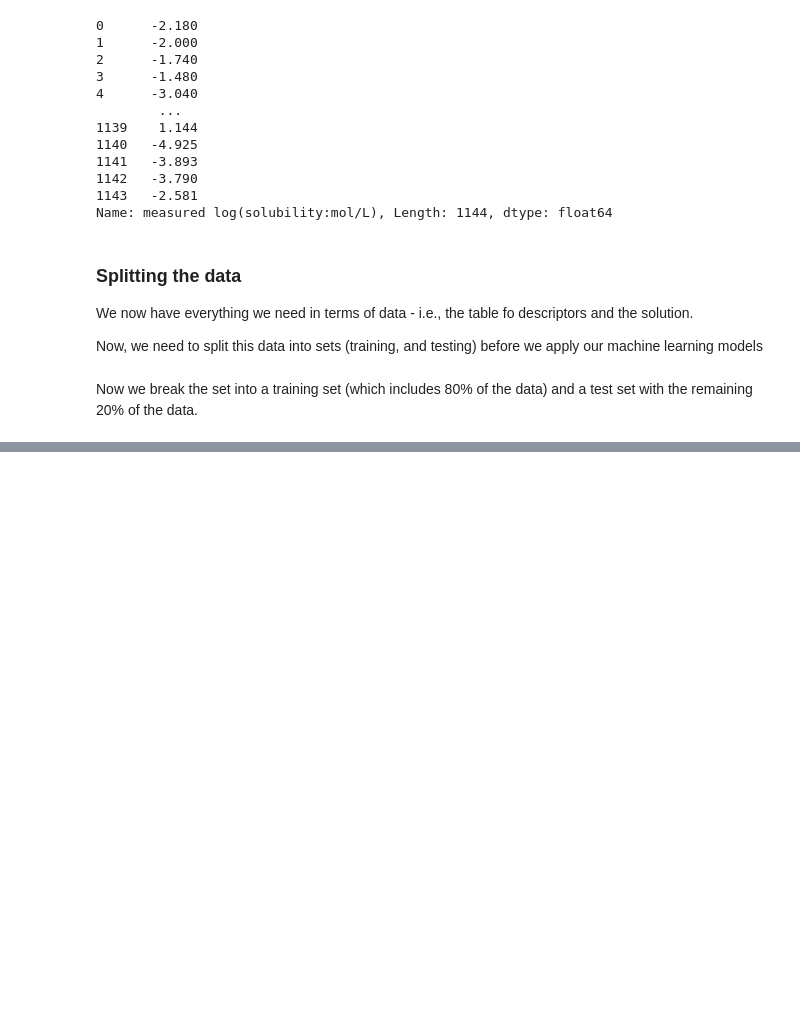
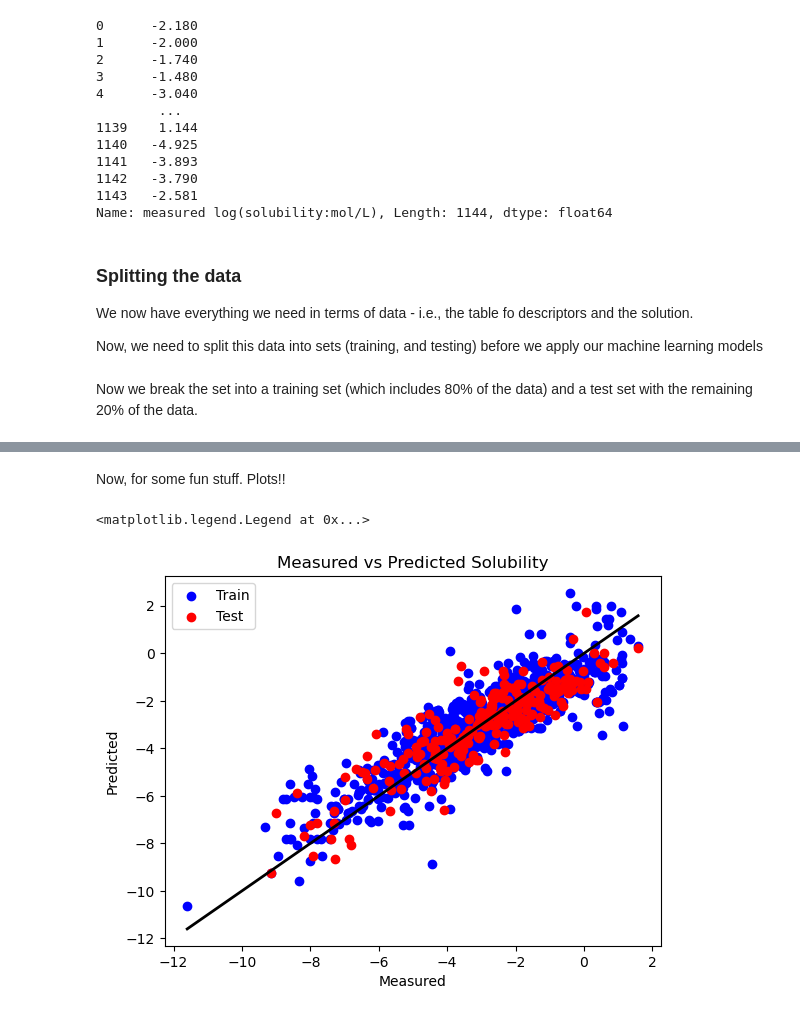
Before and after one commit to MeghnaManae/mol-sol, a Jupyter notebook: mol-sol.ipynb, the cells around one changed output, grey strips where cells are left out. Drawn from its saved outputs; the diff is of its cells as text; code cells hidden in the pictures; blank space fills up the shorter version.

```diff
--- a/mol-sol.ipynb
+++ b/mol-sol.ipynb
@@ -201,2 +234,8 @@ CAUTION!!! Make sure that the X matrix has your terms in the same order!
 # %%
-Y_pred_train = model.predict(X_train)
+Y_pred_test = model.predict(X_test)
+
+test_error = mean_squared_error(Y_test, Y_pred_test)
+test_r2 = r2_score(Y_test, Y_pred_test)
+
+print('Mean squared error (MSE): %.2f' % test_error)
+print('Coefficient of determination (R^2): %.2f' % test_r2)
@@ -218,0 +253,15 @@ This is likely due to different way of calculating the descriptors compared to D
+# %% [markdown]
+Now, for some fun stuff. Plots!!
+# %%
+import matplotlib.pyplot as plt
+
+plt.scatter(Y_train, Y_pred_train, color='blue', label='Train')
+plt.scatter(Y_test, Y_pred_test, color='red', label='Test')
+plt.plot([Y.min(), Y.max()], [Y.min(), Y.max()], 'k-', lw=2)
+plt.xlabel('Measured')
+plt.ylabel('Predicted')
+plt.title('Measured vs Predicted Solubility')
+plt.legend()
+# %% [output]
+<matplotlib.legend.Legend at 0x...>
+[figure, added]
```
Also changed, not shown: parts of 22 cells of this notebook.
